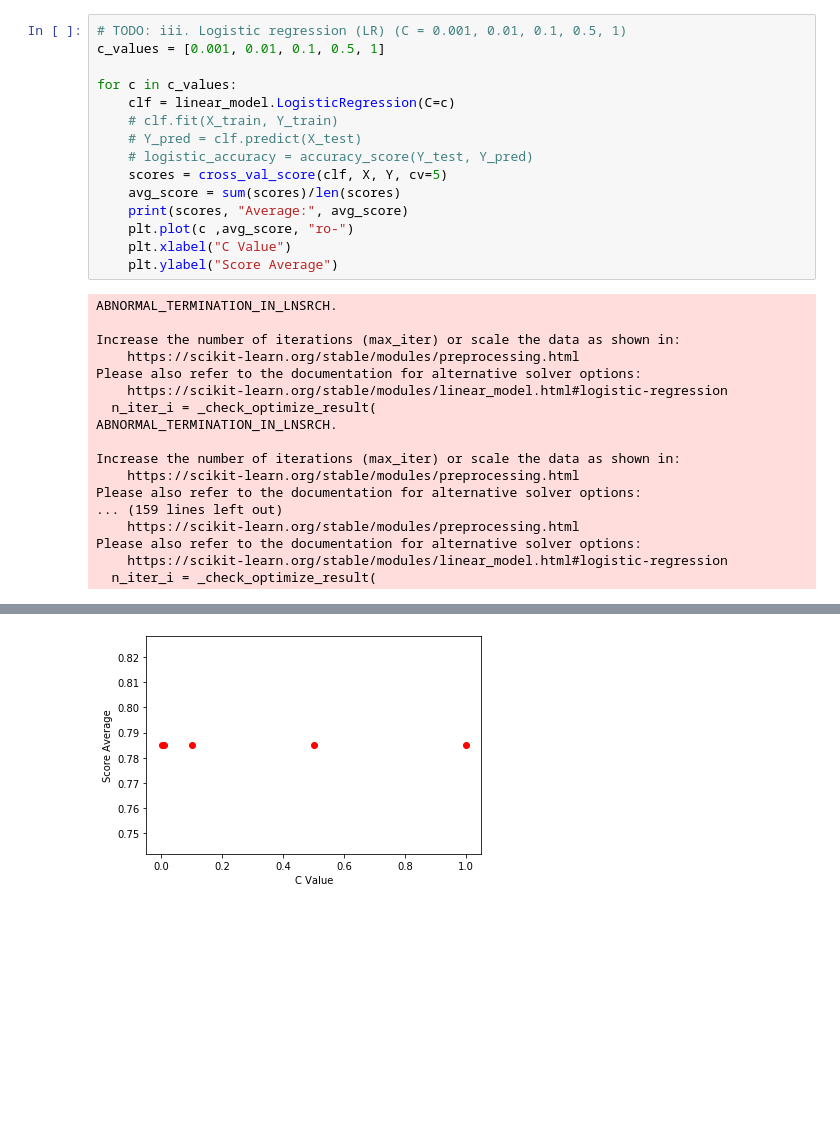
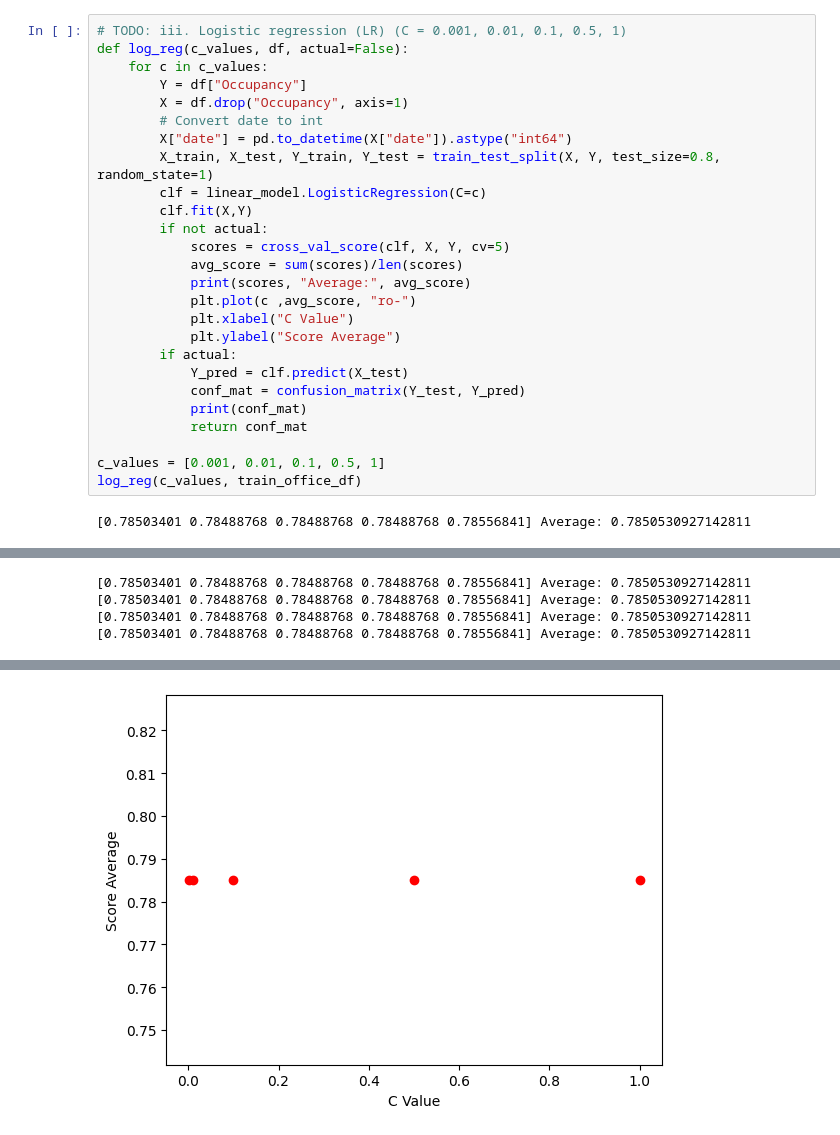
Before and after one commit to paul-semadeni/USU-MCS-Programs, a Jupyter notebook: Spring-2024/Intro-to-Data-Analysis/Assignment-7/main.ipynb, the cells around one changed output, grey strips where cells are left out. Cells and saved outputs as stored; diff of their text form; blank space fills up the shorter version.

```diff
--- a/Spring-2024/Intro-to-Data-Analysis/Assignment-7/main.ipynb
+++ b/Spring-2024/Intro-to-Data-Analysis/Assignment-7/main.ipynb
@@ -78,33 +105,28 @@ for n in num_neighbors:
 # %%
 # TODO: iii. Logistic regression (LR) (C = 0.001, 0.01, 0.1, 0.5, 1)
+def log_reg(c_values, df, actual=False):
+    for c in c_values:
+        Y = df["Occupancy"]
+        X = df.drop("Occupancy", axis=1)
+        # Convert date to int
+        X["date"] = pd.to_datetime(X["date"]).astype("int64")
+        X_train, X_test, Y_train, Y_test = train_test_split(X, Y, test_size=0.8, random_state=1)
+        clf = linear_model.LogisticRegression(C=c)
+        clf.fit(X,Y)
+        if not actual:
+            scores = cross_val_score(clf, X, Y, cv=5)
+            avg_score = sum(scores)/len(scores)
+            print(scores, "Average:", avg_score)
+            plt.plot(c ,avg_score, "ro-")
+            plt.xlabel("C Value")
+            plt.ylabel("Score Average")
+        if actual:
+            Y_pred = clf.predict(X_test)
+            conf_mat = confusion_matrix(Y_test, Y_pred)
+            print(conf_mat)
+            return conf_mat
+
 c_values = [0.001, 0.01, 0.1, 0.5, 1]
-
-for c in c_values:
-    clf = linear_model.LogisticRegression(C=c)
-    # clf.fit(X_train, Y_train)
-    # Y_pred = clf.predict(X_test)
-    # logistic_accuracy = accuracy_score(Y_test, Y_pred)
-    scores = cross_val_score(clf, X, Y, cv=5)
-    avg_score = sum(scores)/len(scores)
-    print(scores, "Average:", avg_score)
-    plt.plot(c ,avg_score, "ro-")
-    plt.xlabel("C Value")
-    plt.ylabel("Score Average")
+log_reg(c_values, train_office_df)
 # %% [output]
-ABNORMAL_TERMINATION_IN_LNSRCH.
-
-Increase the number of iterations (max_iter) or scale the data as shown in:
-    https://scikit-learn.org/stable/modules/preprocessing.html
-Please also refer to the documentation for alternative solver options:
-    https://scikit-learn.org/stable/modules/linear_model.html#logistic-regression
-  n_iter_i = _check_optimize_result(
-ABNORMAL_TERMINATION_IN_LNSRCH.
-
-Increase the number of iterations (max_iter) or scale the data as shown in:
-    https://scikit-learn.org/stable/modules/preprocessing.html
-Please also refer to the documentation for alternative solver options:
-... (159 lines left out)
-    https://scikit-learn.org/stable/modules/preprocessing.html
-Please also refer to the documentation for alternative solver options:
-    https://scikit-learn.org/stable/modules/linear_model.html#logistic-regression
-  n_iter_i = _check_optimize_result(
+[0.78503401 0.78488768 0.78488768 0.78488768 0.78556841] Average: 0.7850530927142811
@@ -115,0 +150,4 @@ Please also refer to the documentation for alternative solver options:
+[0.78503401 0.78488768 0.78488768 0.78488768 0.78556841] Average: 0.7850530927142811
+[0.78503401 0.78488768 0.78488768 0.78488768 0.78556841] Average: 0.7850530927142811
+[0.78503401 0.78488768 0.78488768 0.78488768 0.78556841] Average: 0.7850530927142811
+[0.78503401 0.78488768 0.78488768 0.78488768 0.78556841] Average: 0.7850530927142811
@@ -116 +171 @@ Please also refer to the documentation for alternative solver options:
-[figure, old version]
+[figure, new version]
```
Also changed, not shown: parts of 9 cells of this notebook.
